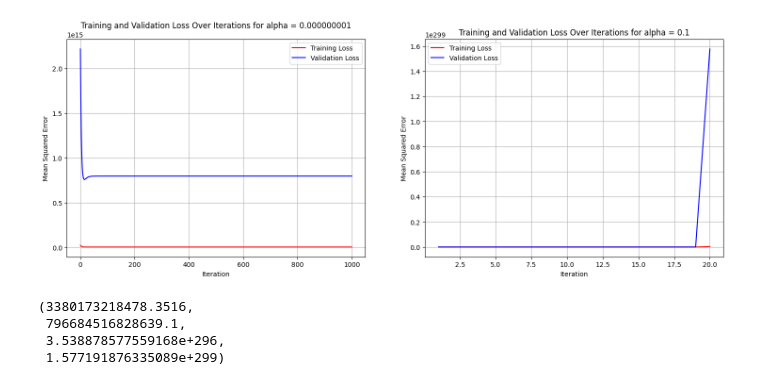
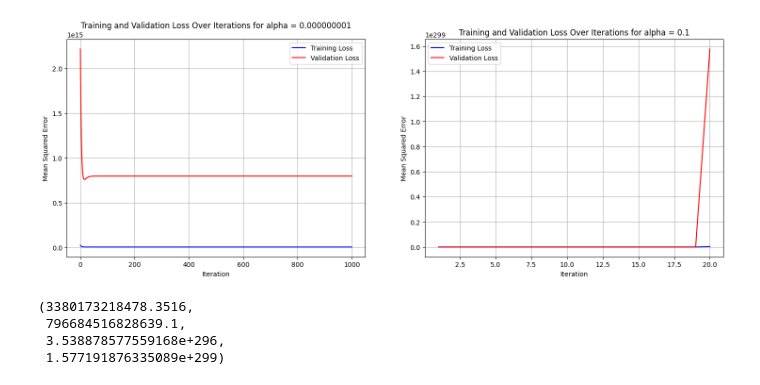
Before and after one commit to sirlapat/ML_Assignment1, a Jupyter notebook: ML_A2.ipynb, the cells around one changed output. Cells and saved outputs as stored; diff of their text form; code cells hidden in the pictures.

```diff
--- a/ML_A2.ipynb
+++ b/ML_A2.ipynb
@@ -126,30 +126,30 @@ def Linear_Regression(X_train, y_train, X_val, y_val, epochs, alpha, lambdaa = 0
 # %%
 theta_alpha_1, train_loss_alpha_1, val_loss_alpha_1  = Linear_Regression(X_train, y_train, X_val, y_val,1000, alpha = 0.000000001)
 theta_alpha_2, train_loss_alpha_2, val_loss_alpha_2  = Linear_Regression(X_train, y_train, X_val, y_val,20, alpha = 0.1)
 
 
 plt.figure(figsize=(18, 6))
 
 plt.subplot(1, 2, 1)
-plt.plot(range(1, len(train_loss_alpha_1) + 1), train_loss_alpha_1, color='red', label = 'Training Loss')
-plt.plot(range(1, len(val_loss_alpha_1) + 1), val_loss_alpha_1, color='blue', label = 'Validation Loss')
+plt.plot(range(1, len(train_loss_alpha_1) + 1), train_loss_alpha_1, color='blue', label = 'Training Loss')
+plt.plot(range(1, len(val_loss_alpha_1) + 1), val_loss_alpha_1, color='red', label = 'Validation Loss')
 plt.xlabel("Iteration")
 plt.ylabel("Mean Squared Error")
 plt.title("Training and Validation Loss Over Iterations for alpha = 0.000000001")
 plt.grid()
 plt.legend()
 
 plt.subplot(1, 2, 2)
-plt.plot(range(1, len(train_loss_alpha_2) + 1), train_loss_alpha_2, color='red', label = 'Training Loss')
-plt.plot(range(1, len(val_loss_alpha_2) + 1), val_loss_alpha_2, color='blue', label = 'Validation Loss')
+plt.plot(range(1, len(train_loss_alpha_2) + 1), train_loss_alpha_2, color='blue', label = 'Training Loss')
+plt.plot(range(1, len(val_loss_alpha_2) + 1), val_loss_alpha_2, color='red', label = 'Validation Loss')
 plt.xlabel("Iteration")
 plt.ylabel("Mean Squared Error")
 plt.title("Training and Validation Loss Over Iterations for alpha = 0.1")
 plt.legend()
 plt.grid()
 plt.show()
 # %% [output]
-[figure, old version]
+[figure, new version]
 # %%
 train_loss_alpha_1[-1], val_loss_alpha_1[-1], train_loss_alpha_2[-1], val_loss_alpha_2[-1]
 # %% [output]
```
Also changed, not shown: parts of 8 cells of this notebook.
